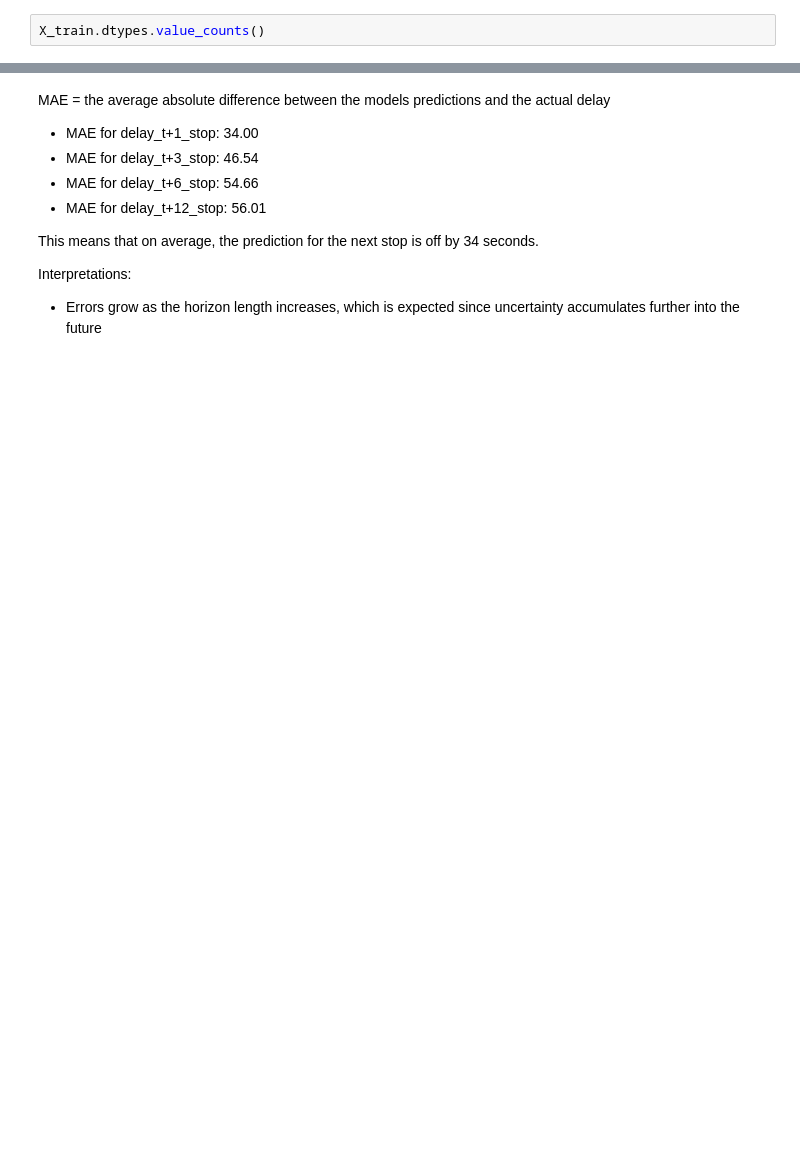
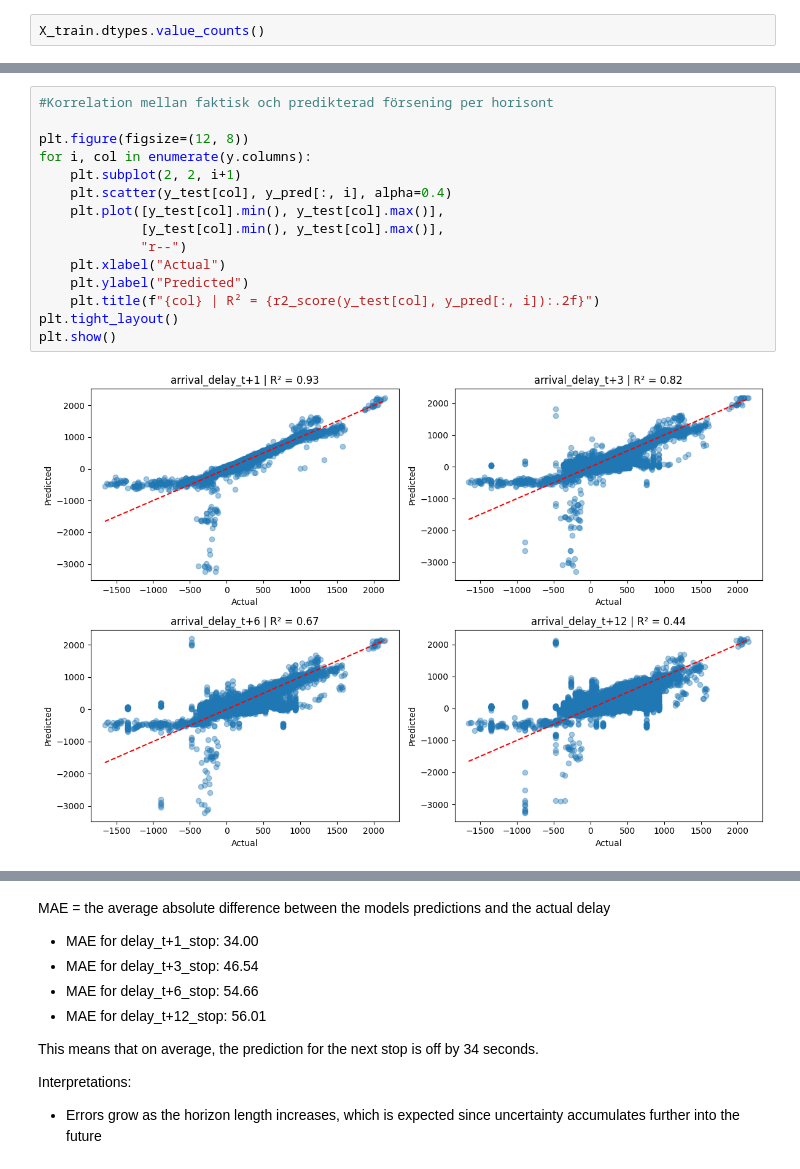
Before and after one commit to 2ovisa/AH2179, a Jupyter notebook: project.ipynb, the cells around one changed output, grey strips where cells are left out. Saved outputs shown, nothing was run; the diff lists cells and outputs as text; blank space fills up the shorter version.

```diff
--- a/project.ipynb
+++ b/project.ipynb
@@ -129,0 +315,17 @@ MAE for delay_t+12_stop: 56.01
+# %%
+#Korrelation mellan faktisk och predikterad försening per horisont
+
+plt.figure(figsize=(12, 8))
+for i, col in enumerate(y.columns):
+    plt.subplot(2, 2, i+1)
+    plt.scatter(y_test[col], y_pred[:, i], alpha=0.4)
+    plt.plot([y_test[col].min(), y_test[col].max()],
+             [y_test[col].min(), y_test[col].max()],
+             "r--")
+    plt.xlabel("Actual")
+    plt.ylabel("Predicted")
+    plt.title(f"{col} | R² = {r2_score(y_test[col], y_pred[:, i]):.2f}")
+plt.tight_layout()
+plt.show()
+# %% [output]
+[figure, added]
```
Also changed, not shown: parts of 44 cells of this notebook.
